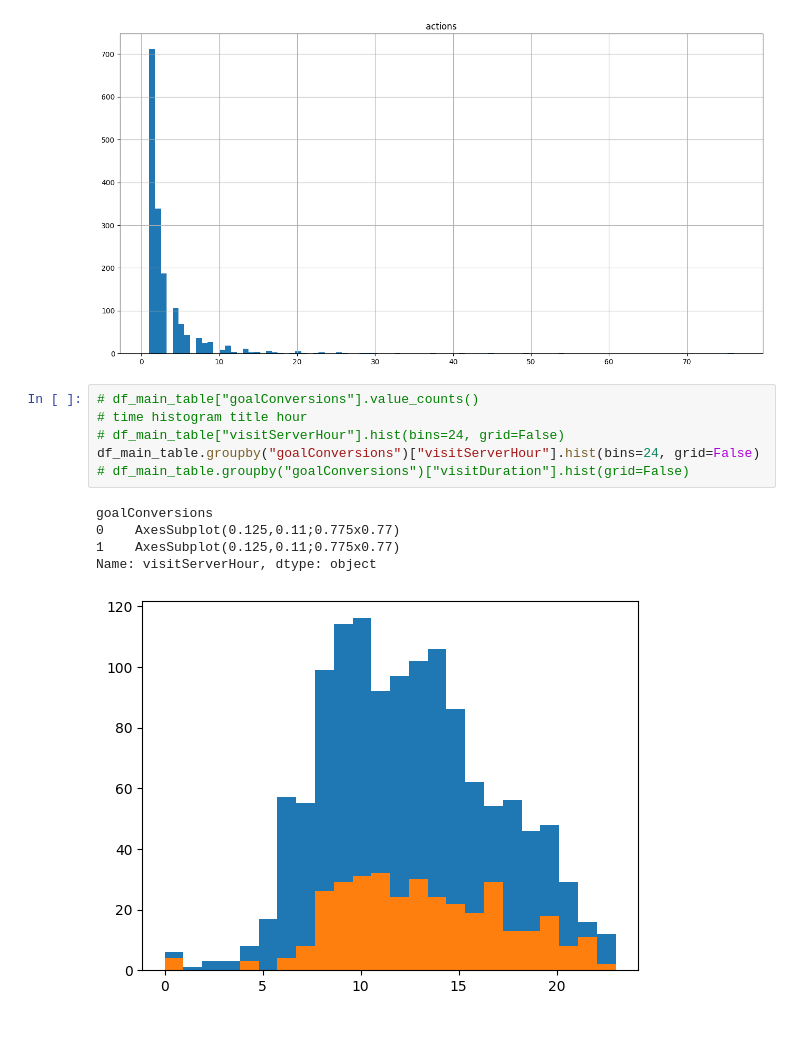
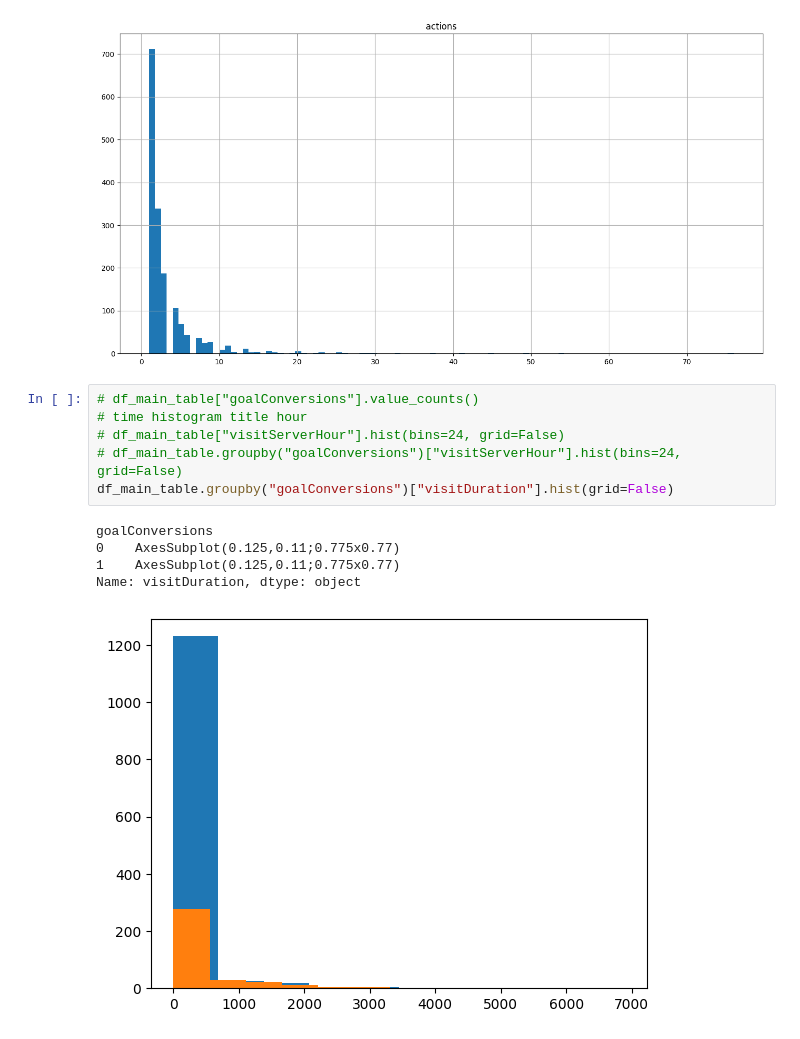
Before and after one commit to dssg-berlin/web-tracking-analytics, a Jupyter notebook: notebooks/diego/03_analysis.ipynb, the cells around one changed output. Drawn from its saved outputs; the diff is of its cells as text.

```diff
--- a/notebooks/diego/03_analysis.ipynb
+++ b/notebooks/diego/03_analysis.ipynb
@@ -264,14 +214,14 @@ array([[<AxesSubplot: title={'center': 'actions'}>]], dtype=object)
 # %%
 # df_main_table["goalConversions"].value_counts()
 # time histogram title hour
 # df_main_table["visitServerHour"].hist(bins=24, grid=False)
-df_main_table.groupby("goalConversions")["visitServerHour"].hist(bins=24, grid=False)
-# df_main_table.groupby("goalConversions")["visitDuration"].hist(grid=False)
+# df_main_table.groupby("goalConversions")["visitServerHour"].hist(bins=24, grid=False)
+df_main_table.groupby("goalConversions")["visitDuration"].hist(grid=False)
 # %% [output]
 goalConversions
 0    AxesSubplot(0.125,0.11;0.775x0.77)
 1    AxesSubplot(0.125,0.11;0.775x0.77)
-Name: visitServerHour, dtype: object
+Name: visitDuration, dtype: object
-[figure, old version]
+[figure, new version]
 # %%
 df_main_table.groupby("goalConversions")["visitServerHour"].hist(bins=24, grid=False)
```
Also changed, not shown: parts of 15 cells of this notebook, 6 other files.
